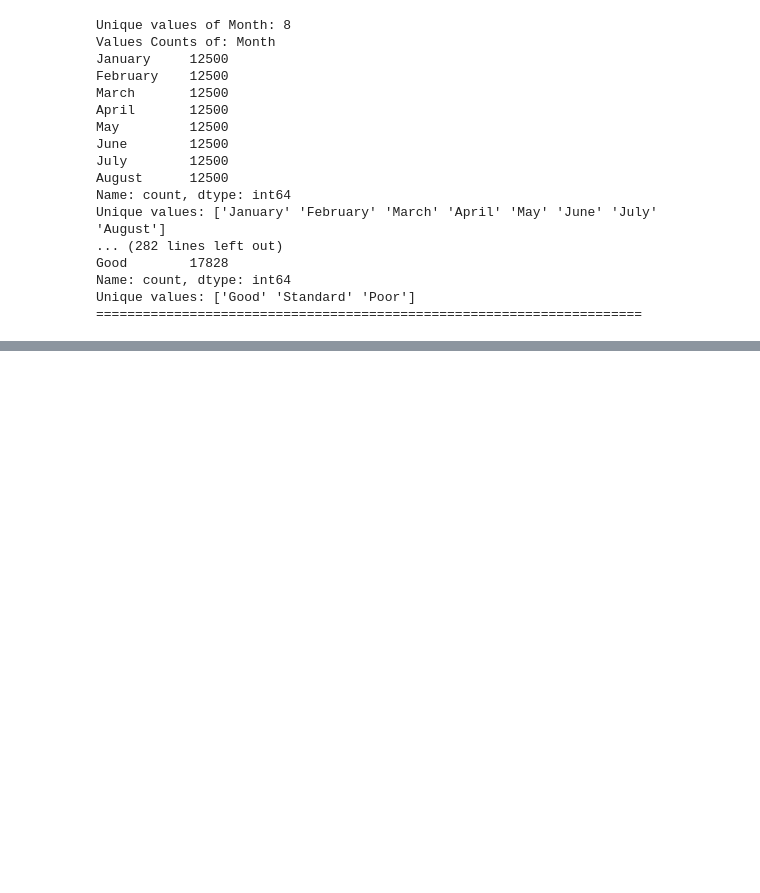
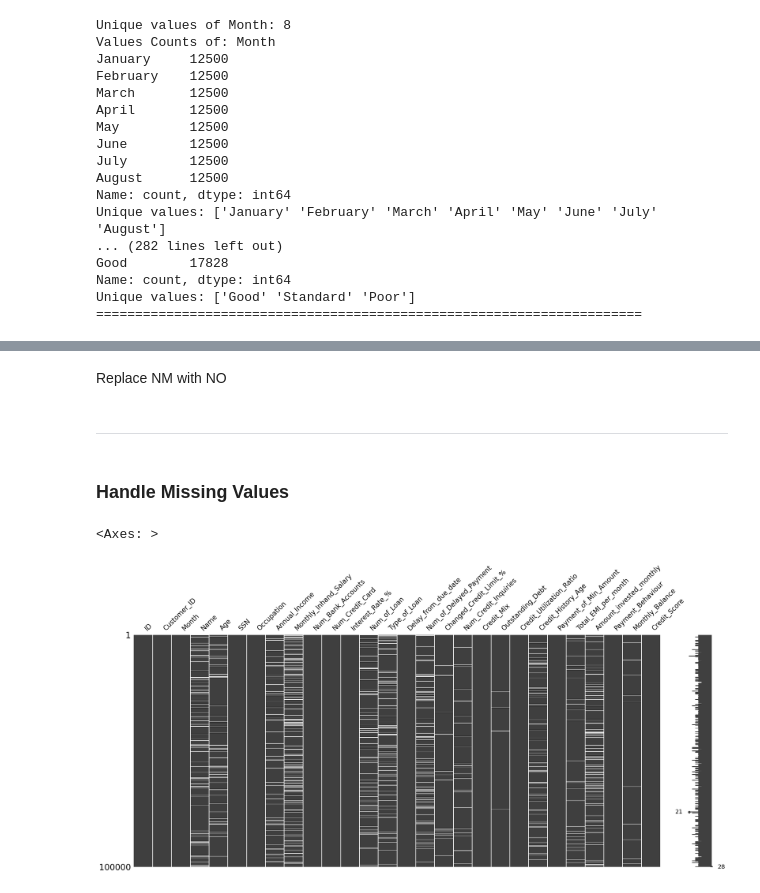
Before and after one commit to danisharain12/Credit-Score-Classification, a Jupyter notebook: Credit Score Classification.ipynb, the cells around one changed output, grey strips where cells are left out. Drawn from its saved outputs; the diff is of its cells as text; code cells hidden in the pictures; blank space fills up the shorter version.

```diff
--- a/Credit Score Classification.ipynb
+++ b/Credit Score Classification.ipynb
@@ -305,0 +274,2 @@ Unique values: ['Good' 'Standard' 'Poor']
+# %%
+df['Occupation'].replace('_______','Other',inplace=True)
@@ -305,0 +278,10 @@ Unique values: ['Good' 'Standard' 'Poor']
+# %%
+df['Credit_Mix'].replace('_', 'Unknown', inplace=True)
+# %% [markdown]
+Replace NM with NO
+# %%
+df['Payment_of_Min_Amount'].replace('NM', 'No', inplace=True)
+# %% [markdown]
+------------
+# %% [markdown]
+### Handle Missing Values
@@ -305,0 +290,5 @@ Unique values: ['Good' 'Standard' 'Poor']
+# %%
+msn.matrix(df)
+# %% [output]
+<Axes: >
+[figure, added]
```
Also changed, not shown: parts of 25 cells of this notebook.
